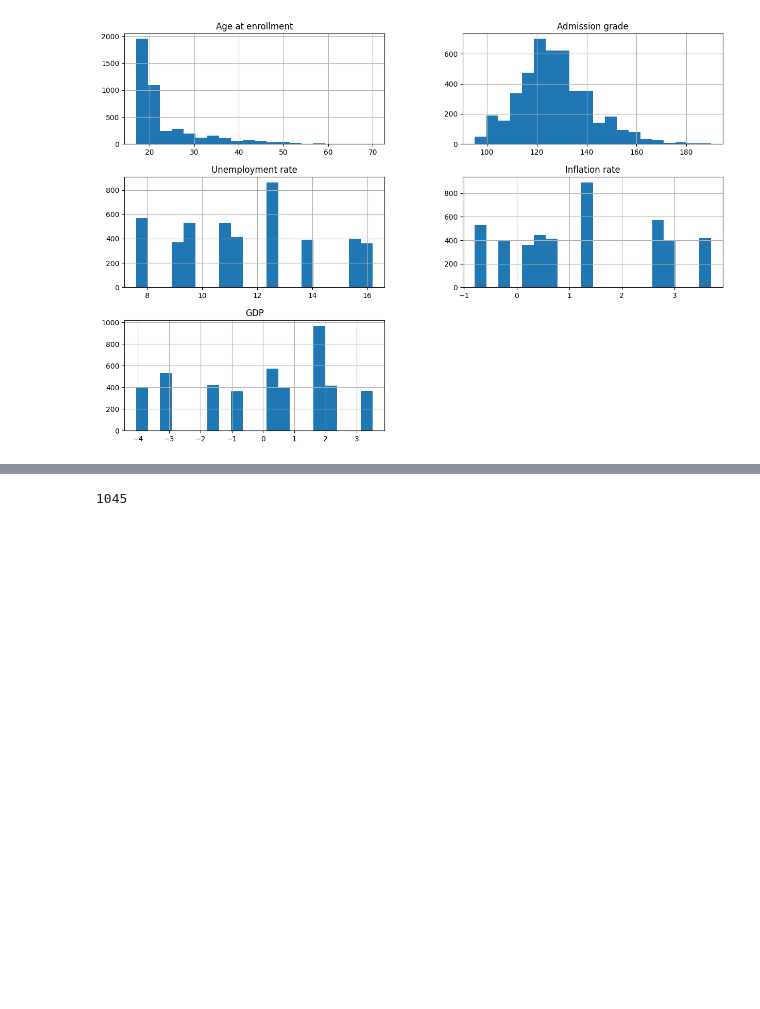
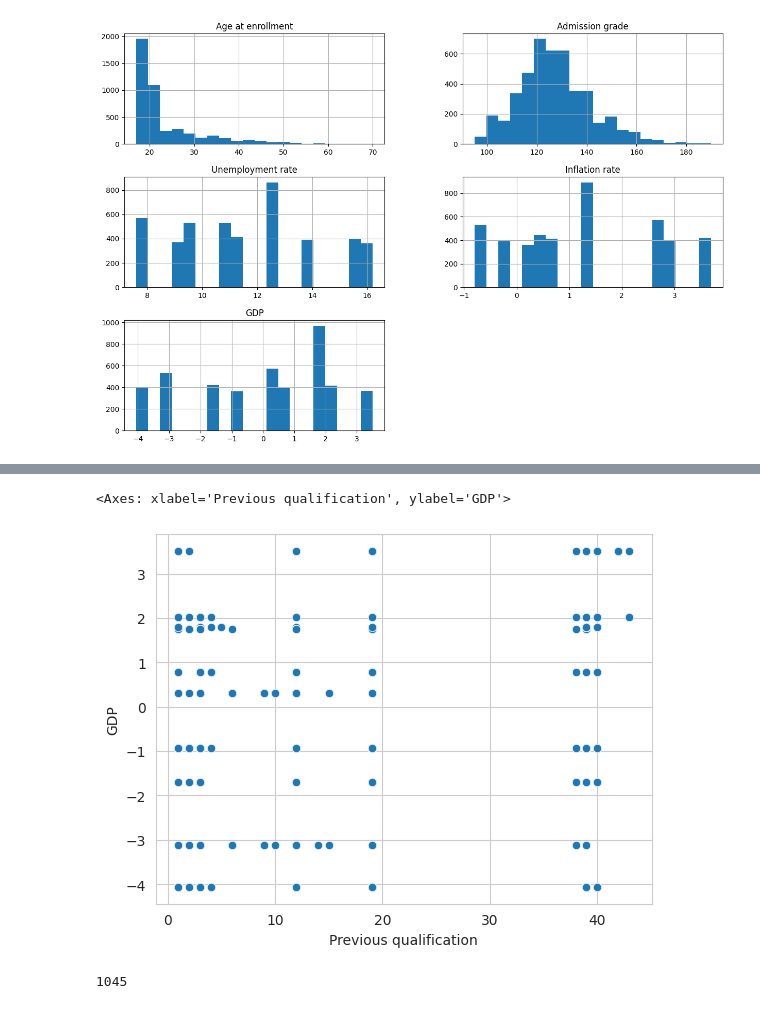
Before and after one commit to vasolovev/task2, a Jupyter notebook: task2.ipynb, the cells around one changed output, grey strips where cells are left out. Saved outputs shown, nothing was run; the diff lists cells and outputs as text; code cells hidden in the pictures; blank space fills up the shorter version.

```diff
--- a/task2.ipynb
+++ b/task2.ipynb
@@ -108,3 +105,9 @@ df[(df['Age at enrollment']<20) & (df['Target'] == "Dropout")]
+# %%
+sns.set_style("whitegrid")
+sns.scatterplot(data=df, x="Previous qualification", y="GDP")
+# %% [output]
+<Axes: xlabel='Previous qualification', ylabel='GDP'>
+[figure, added]
 # %%
 df[df['Age at enrollment'] > 25].__len__()
 # %% [output]
```
Also changed, not shown: parts of 11 cells of this notebook, 3 other files.
